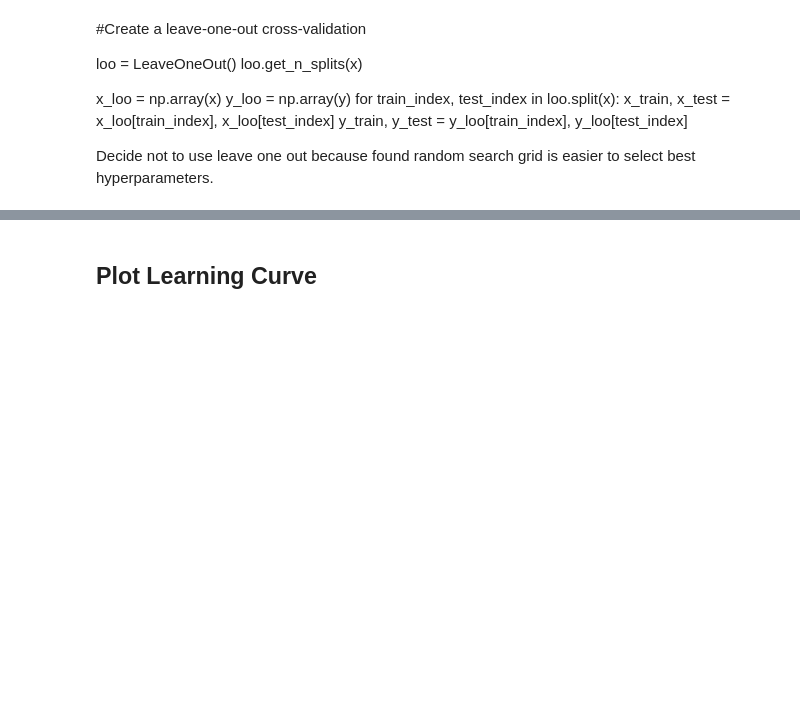
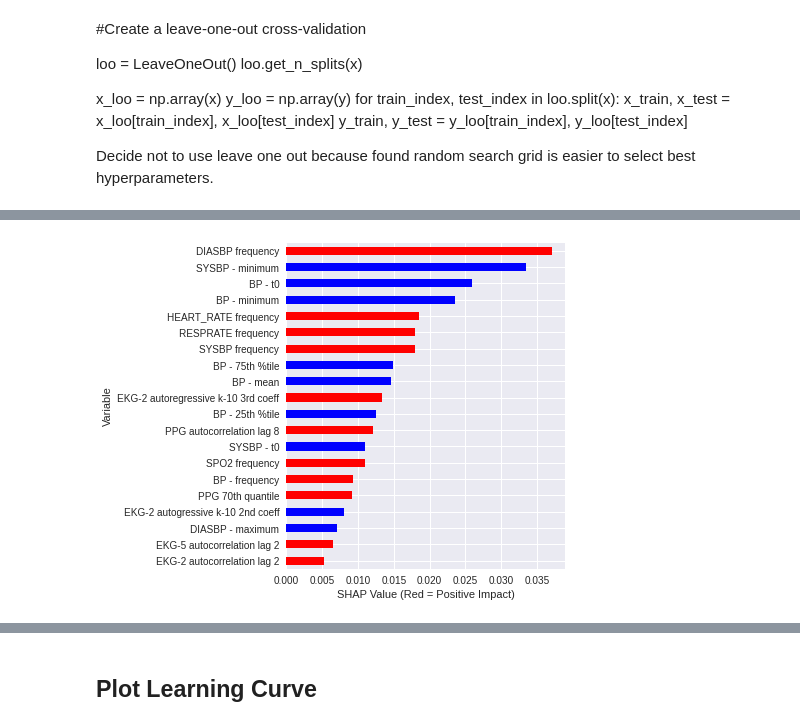
Before and after one commit to ParthShah412/AAMLP-Project, a Jupyter notebook: Model_Evaluation_ROC_learningcurve_lesionstudy.ipynb, the cells around one changed output, grey strips where cells are left out. Drawn from its saved outputs; the diff is of its cells as text; code cells hidden in the pictures; blank space fills up the shorter version.

```diff
--- a/Model_Evaluation_ROC_learningcurve_lesionstudy.ipynb
+++ b/Model_Evaluation_ROC_learningcurve_lesionstudy.ipynb
@@ -178,0 +196,4 @@ F1 Score: 0.91346
+# %%
+import shap
+explainer = shap.TreeExplainer(best_random)
+shap_values = explainer.shap_values(x_train)[1]
@@ -179,2 +257,38 @@ F1 Score: 0.91346
+# %%
+def ABS_SHAP(df_shap,df):
+    #import matplotlib as plt
+    # Make a copy of the input data
+    shap_v = pd.DataFrame(df_shap)
+    feature_list = df.columns
+    shap_v.columns = feature_list
+    df_v = df.copy().reset_index().drop('index',axis=1)
+
+    # Determine the correlation in order to plot with different colors
+    corr_list = list()
+    nw_list = list(dct.values())
+    for i in nw_list:
+        b = np.corrcoef(shap_v[i],df_v[i])[1][0]
+        corr_list.append(b)
+    corr_df = pd.concat([pd.Series(nw_list),pd.Series(corr_list)],axis=1).fillna(0)
+    # Make a data frame. Column 1 is the feature, and Column 2 is the correlation coefficient
+    corr_df.columns  = ['Variable','Corr']
+    corr_df['Sign'] = np.where(corr_df['Corr']>0,'red','blue')
+
+    # Plot it
+    shap_abs = np.abs(shap_v)
+    k=pd.DataFrame(shap_abs.mean()).reset_index()
+    k.columns = ['Variable','SHAP_abs']
+    k2 = k.merge(corr_df,left_on = 'Variable',right_on='Variable',how='inner')
+    k2 = k2.sort_values(by='SHAP_abs',ascending = True)
+    colorlist = k2['Sign']
+    ax = k2.plot.barh(x='Variable',y='SHAP_abs',color = colorlist, figsize=(5,6),legend=False)
+    ax.set_xlabel("SHAP Value (Red = Positive Impact)")
+    fig = ax.get_figure()
+    fig.savefig("/home/parthshah412/Documents/CapstoneProject/New_Work/ImagesNew/feature_importance.pdf", bbox_inches='tight')
+# %%
+ABS_SHAP(shap_values, x_shap)
+# ABS_SHAP(shap_values, x_shap).savefig("/home/parthshah412/Documents/CapstoneProject/New_Work/ImagesNew/feature_importance.pdf", bbox_inches='tight', dpi=600)
+# %% [output]
+[figure, added]
 # %%
 # Creating a bar plot for top 15 important features
```
Also changed, not shown: parts of 29 cells of this notebook.
